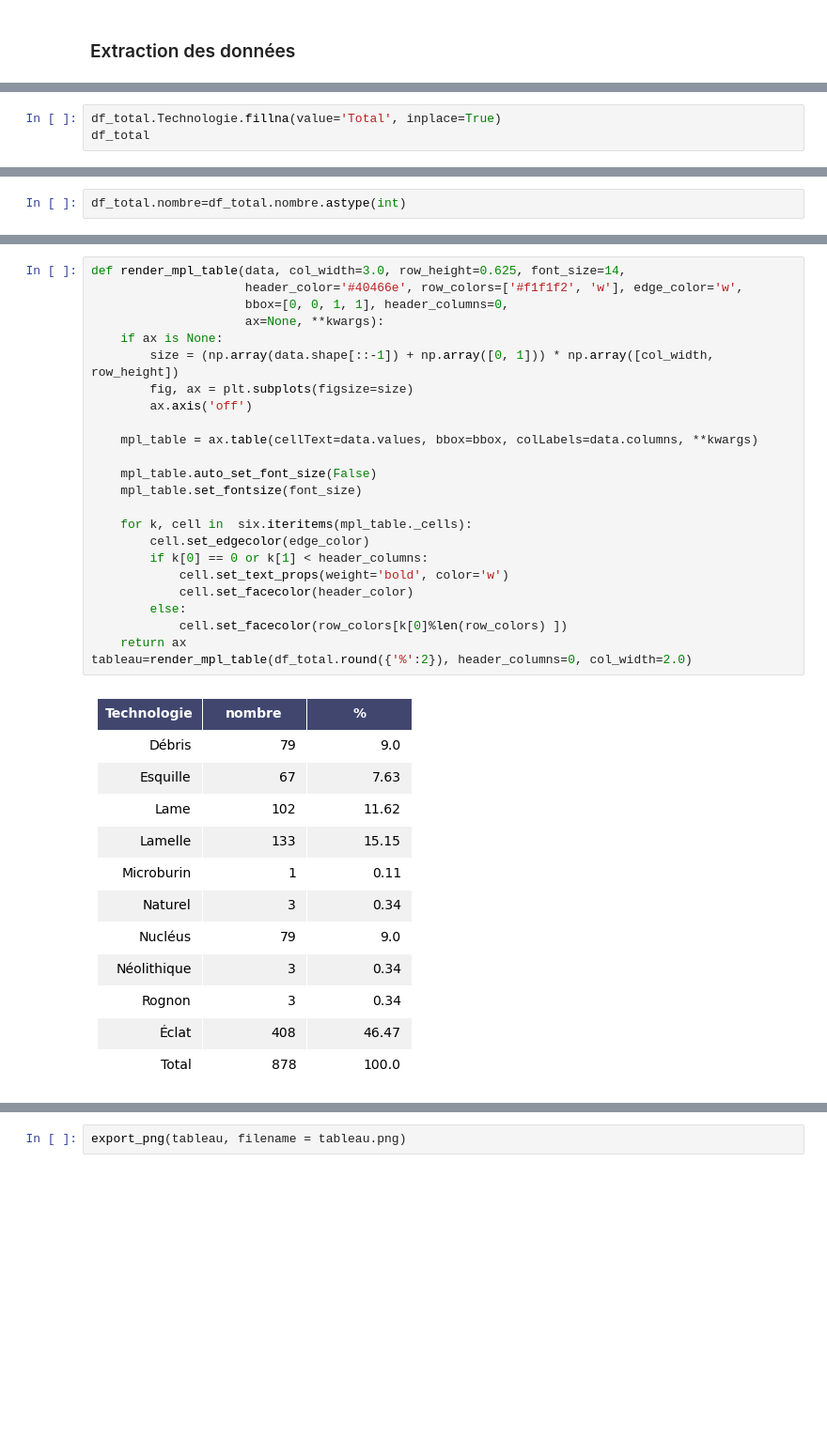
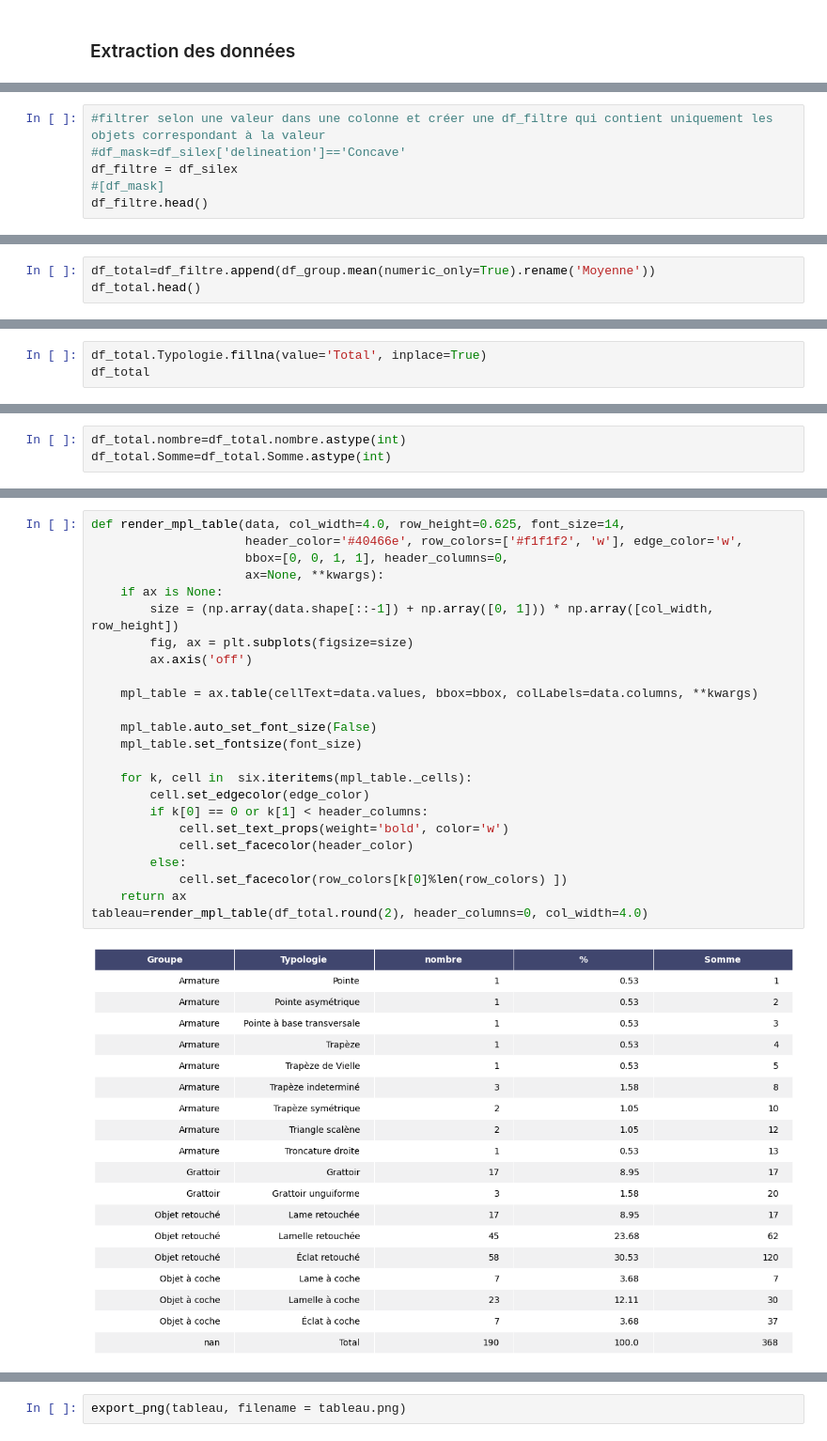
Before and after one commit to reitellepa/Memoire, a Jupyter notebook: 02_memoire_analyse.ipynb, the cells around one changed output, grey strips where cells are left out. Shown at 94% size. Saved outputs shown, nothing was run; the diff lists cells and outputs as text; blank space fills up the shorter version.

```diff
--- a/02_memoire_analyse.ipynb
+++ b/02_memoire_analyse.ipynb
@@ -177,4 +746,7 @@ df_total=df_group.append(df_group.sum(numeric_only=True).rename('Total'))
 # %%
-df_total.Technologie.fillna(value='Total', inplace=True)
-df_total
+#filtrer selon une valeur dans une colonne et créer une df_filtre qui contient uniquement les objets correspondant à la valeur
+#df_mask=df_silex['delineation']=='Concave'
+df_filtre = df_silex
+#[df_mask]
+df_filtre.head()
 # %% [output]
@@ -192,0 +878,3 @@ df_total
+# %%
+df_total=df_filtre.append(df_group.mean(numeric_only=True).rename('Moyenne'))
+df_total.head()
@@ -192,0 +903,3 @@ df_total
+# %%
+df_total.Typologie.fillna(value='Total', inplace=True)
+df_total
@@ -193,3 +924,4 @@ df_total
 # %%
 df_total.nombre=df_total.nombre.astype(int)
+df_total.Somme=df_total.Somme.astype(int)
 # %%
@@ -197,27 +929,27 @@ dfi.export(df_group, 'df_styled.png')
 # %%
-def render_mpl_table(data, col_width=3.0, row_height=0.625, font_size=14,
+def render_mpl_table(data, col_width=4.0, row_height=0.625, font_size=14,
                      header_color='#40466e', row_colors=['#f1f1f2', 'w'], edge_color='w',
                      bbox=[0, 0, 1, 1], header_columns=0,
                      ax=None, **kwargs):
     if ax is None:
         size = (np.array(data.shape[::-1]) + np.array([0, 1])) * np.array([col_width, row_height])
         fig, ax = plt.subplots(figsize=size)
         ax.axis('off')
 
     mpl_table = ax.table(cellText=data.values, bbox=bbox, colLabels=data.columns, **kwargs)
 
     mpl_table.auto_set_font_size(False)
     mpl_table.set_fontsize(font_size)
 
     for k, cell in  six.iteritems(mpl_table._cells):
         cell.set_edgecolor(edge_color)
         if k[0] == 0 or k[1] < header_columns:
             cell.set_text_props(weight='bold', color='w')
             cell.set_facecolor(header_color)
         else:
             cell.set_facecolor(row_colors[k[0]%len(row_colors) ])
     return ax
-tableau=render_mpl_table(df_total.round({'%':2}), header_columns=0, col_width=2.0)
+tableau=render_mpl_table(df_total.round(2), header_columns=0, col_width=4.0)
 # %% [output]
-[figure, old version]
+[figure, new version]
 # %%
```
Also changed, not shown: parts of 94 cells of this notebook, 20 other files.
